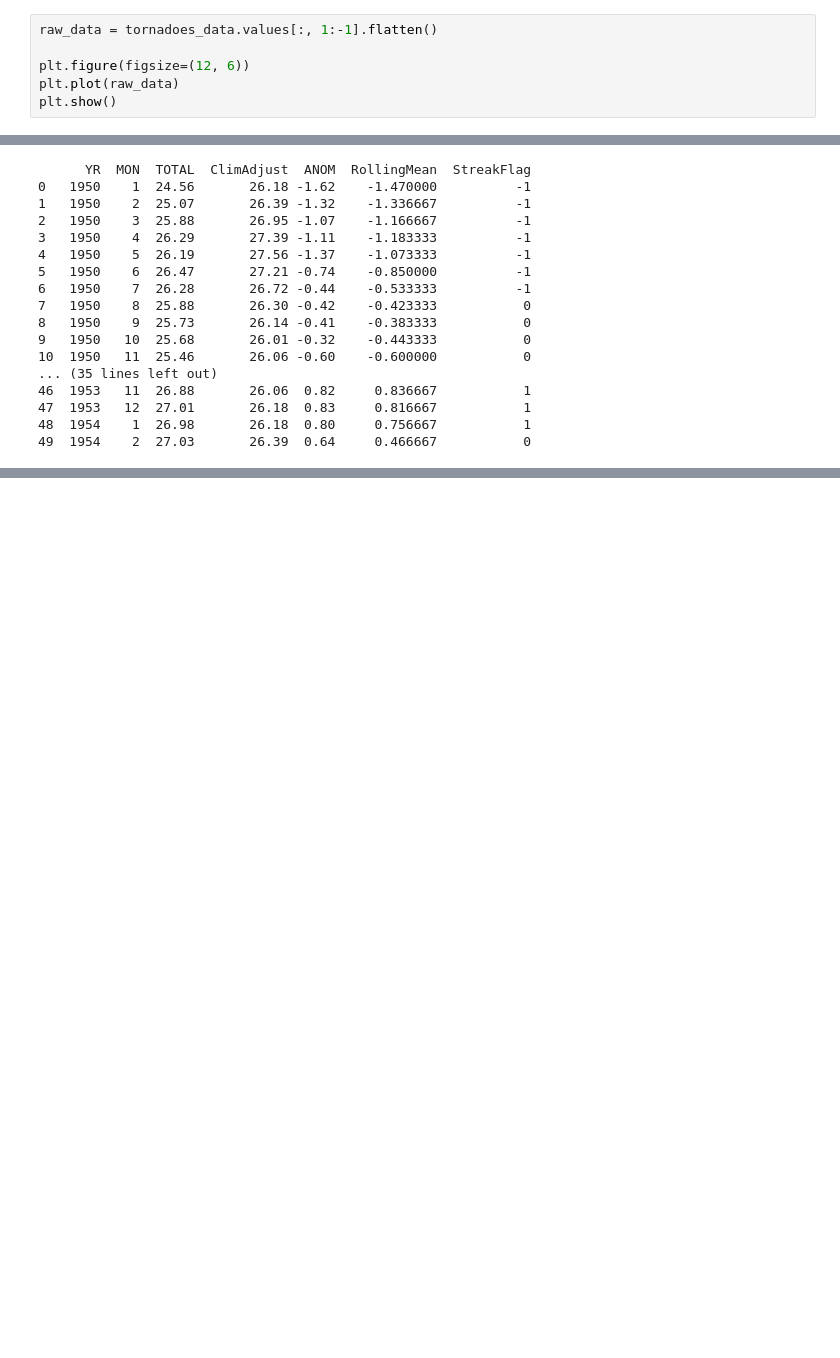
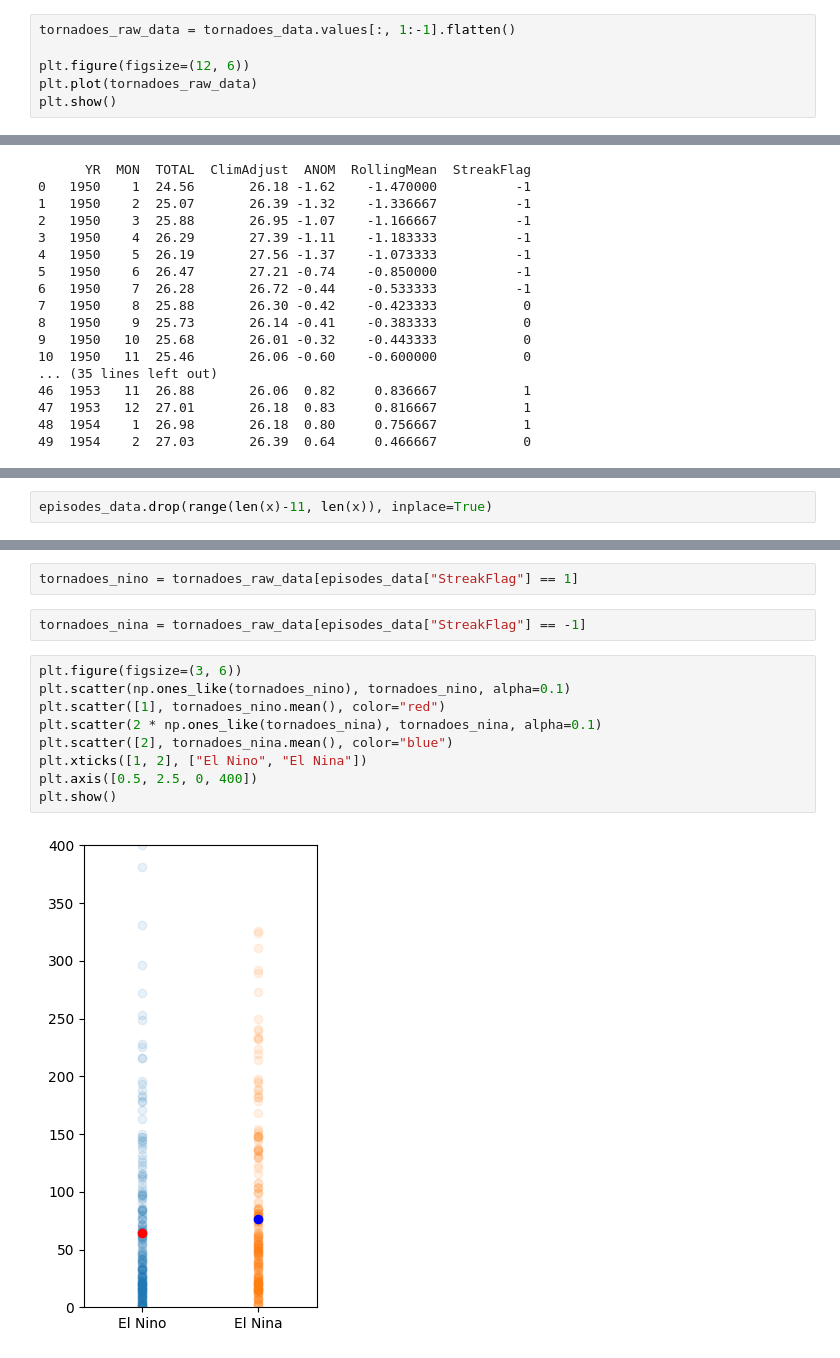
Before and after one commit to oscarmorand/prsta_gang, a Jupyter notebook: data_analysis.ipynb, the cells around one changed output, grey strips where cells are left out. Cells and saved outputs as stored; diff of their text form; blank space fills up the shorter version.

```diff
--- a/data_analysis.ipynb
+++ b/data_analysis.ipynb
@@ -53,10 +53,10 @@ plt.plot(tornadoes_data["Year"], tornadoes_data["Total"])
 [<matplotlib.lines.Line2D at 0x...>]
 [figure]
 # %%
-raw_data = tornadoes_data.values[:, 1:-1].flatten()
+tornadoes_raw_data = tornadoes_data.values[:, 1:-1].flatten()
 
 plt.figure(figsize=(12, 6))
-plt.plot(raw_data)
+plt.plot(tornadoes_raw_data)
 plt.show()
 # %% [output]
 [figure]
@@ -299,0 +313,2 @@ print(episodes_data.head(50))
+# %%
+episodes_data.drop(range(len(x)-11, len(x)), inplace=True)
@@ -299,0 +328,15 @@ print(episodes_data.head(50))
+# %%
+tornadoes_nino = tornadoes_raw_data[episodes_data["StreakFlag"] == 1]
+# %%
+tornadoes_nina = tornadoes_raw_data[episodes_data["StreakFlag"] == -1]
+# %%
+plt.figure(figsize=(3, 6))
+plt.scatter(np.ones_like(tornadoes_nino), tornadoes_nino, alpha=0.1)
+plt.scatter([1], tornadoes_nino.mean(), color="red")
+plt.scatter(2 * np.ones_like(tornadoes_nina), tornadoes_nina, alpha=0.1)
+plt.scatter([2], tornadoes_nina.mean(), color="blue")
+plt.xticks([1, 2], ["El Nino", "El Nina"])
+plt.axis([0.5, 2.5, 0, 400])
+plt.show()
+# %% [output]
+[figure, added]
```
Also changed, not shown: parts of 9 cells of this notebook.
